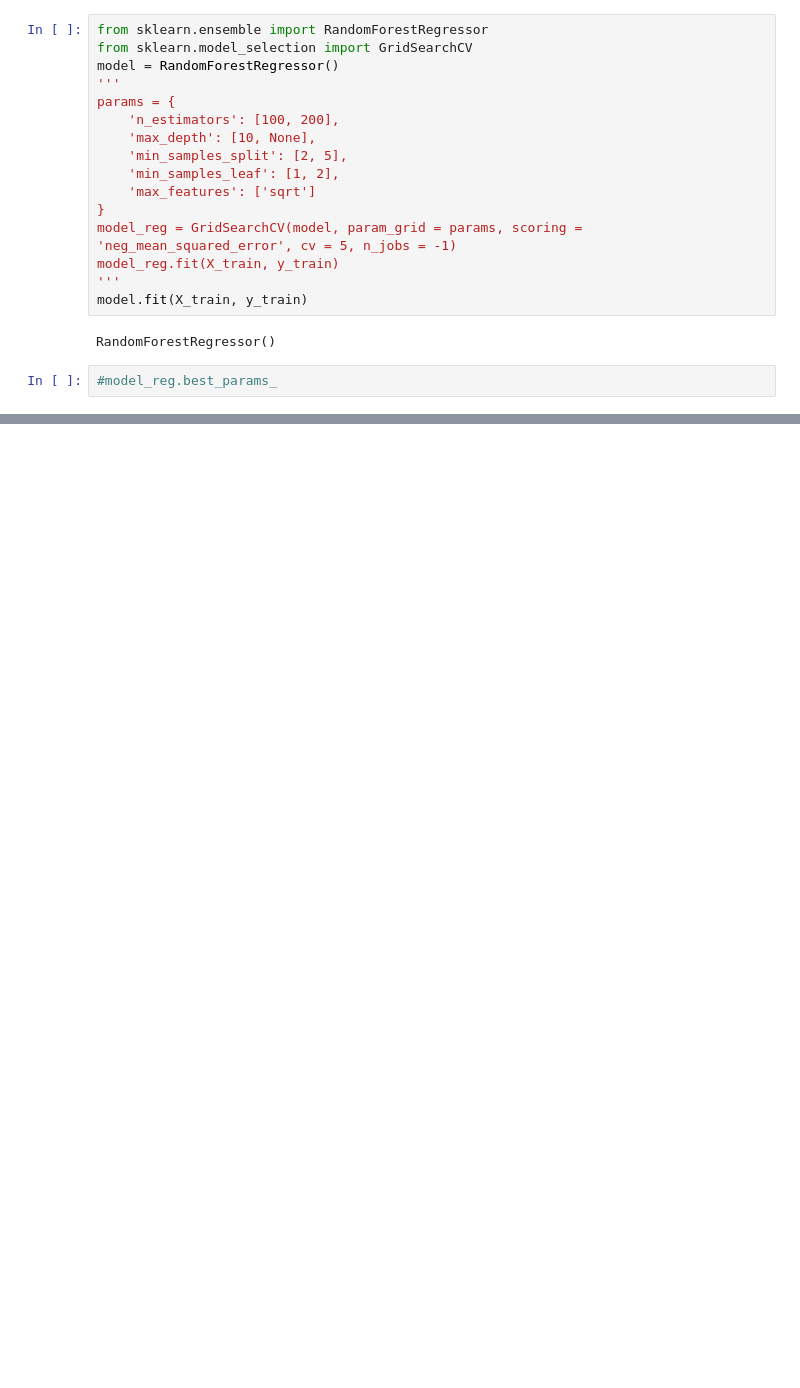
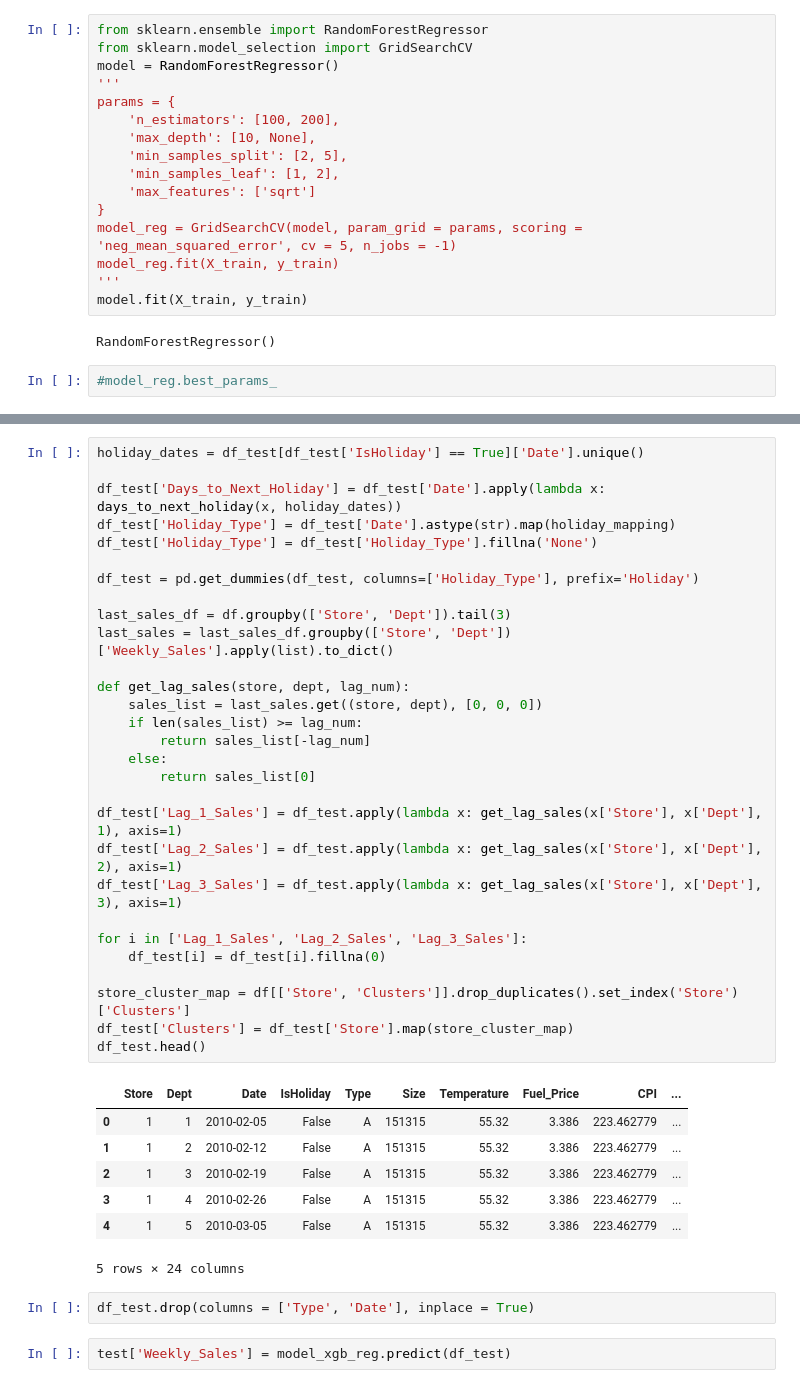
Before and after one commit to Arnav-Aeon/Walmart-Sales-Prediction, a Jupyter notebook: Walmart Sales Forecasting .ipynb, the cells around one changed output, grey strips where cells are left out. Drawn from its saved outputs; the diff is of its cells as text; blank space fills up the shorter version.

```diff
--- a/Walmart Sales Forecasting .ipynb
+++ b/Walmart Sales Forecasting .ipynb
@@ -522,0 +564,41 @@ plt.show()
+# %%
+holiday_dates = df_test[df_test['IsHoliday'] == True]['Date'].unique()
+
+df_test['Days_to_Next_Holiday'] = df_test['Date'].apply(lambda x: days_to_next_holiday(x, holiday_dates))
+df_test['Holiday_Type'] = df_test['Date'].astype(str).map(holiday_mapping)
+df_test['Holiday_Type'] = df_test['Holiday_Type'].fillna('None')
+
+df_test = pd.get_dummies(df_test, columns=['Holiday_Type'], prefix='Holiday')
+
+last_sales_df = df.groupby(['Store', 'Dept']).tail(3)
+last_sales = last_sales_df.groupby(['Store', 'Dept'])['Weekly_Sales'].apply(list).to_dict()
+
+def get_lag_sales(store, dept, lag_num):
+    sales_list = last_sales.get((store, dept), [0, 0, 0])
+    if len(sales_list) >= lag_num:
+        return sales_list[-lag_num]
+    else:
+        return sales_list[0]
+
+df_test['Lag_1_Sales'] = df_test.apply(lambda x: get_lag_sales(x['Store'], x['Dept'], 1), axis=1)
+df_test['Lag_2_Sales'] = df_test.apply(lambda x: get_lag_sales(x['Store'], x['Dept'], 2), axis=1)
+df_test['Lag_3_Sales'] = df_test.apply(lambda x: get_lag_sales(x['Store'], x['Dept'], 3), axis=1)
+
+for i in ['Lag_1_Sales', 'Lag_2_Sales', 'Lag_3_Sales']:
+    df_test[i] = df_test[i].fillna(0)
+
+store_cluster_map = df[['Store', 'Clusters']].drop_duplicates().set_index('Store')['Clusters']
+df_test['Clusters'] = df_test['Store'].map(store_cluster_map)
+df_test.head()
+# %% [output]
+|  | Store | Dept | Date | IsHoliday | Type | Size | Temperature | Fuel_Price | CPI | ... |
+| 0 | 1 | 1 | 2010-02-05 | False | A | 151315 | 55.32 | 3.386 | 223.462779 | ... |
+| 1 | 1 | 2 | 2010-02-12 | False | A | 151315 | 55.32 | 3.386 | 223.462779 | ... |
+| 2 | 1 | 3 | 2010-02-19 | False | A | 151315 | 55.32 | 3.386 | 223.462779 | ... |
+| 3 | 1 | 4 | 2010-02-26 | False | A | 151315 | 55.32 | 3.386 | 223.462779 | ... |
+| 4 | 1 | 5 | 2010-03-05 | False | A | 151315 | 55.32 | 3.386 | 223.462779 | ... |
+5 rows × 24 columns
+# %%
+df_test.drop(columns = ['Type', 'Date'], inplace = True)
+# %%
+test['Weekly_Sales'] = model_xgb_reg.predict(df_test)
```
Also changed, not shown: parts of 45 cells of this notebook.
